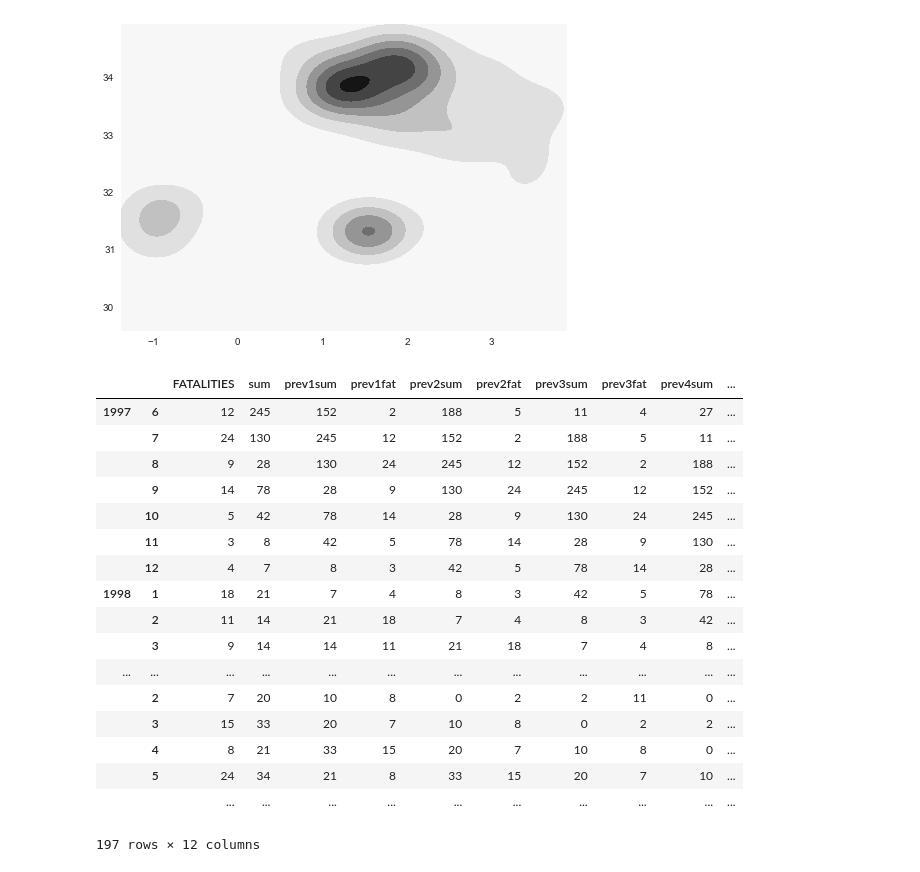
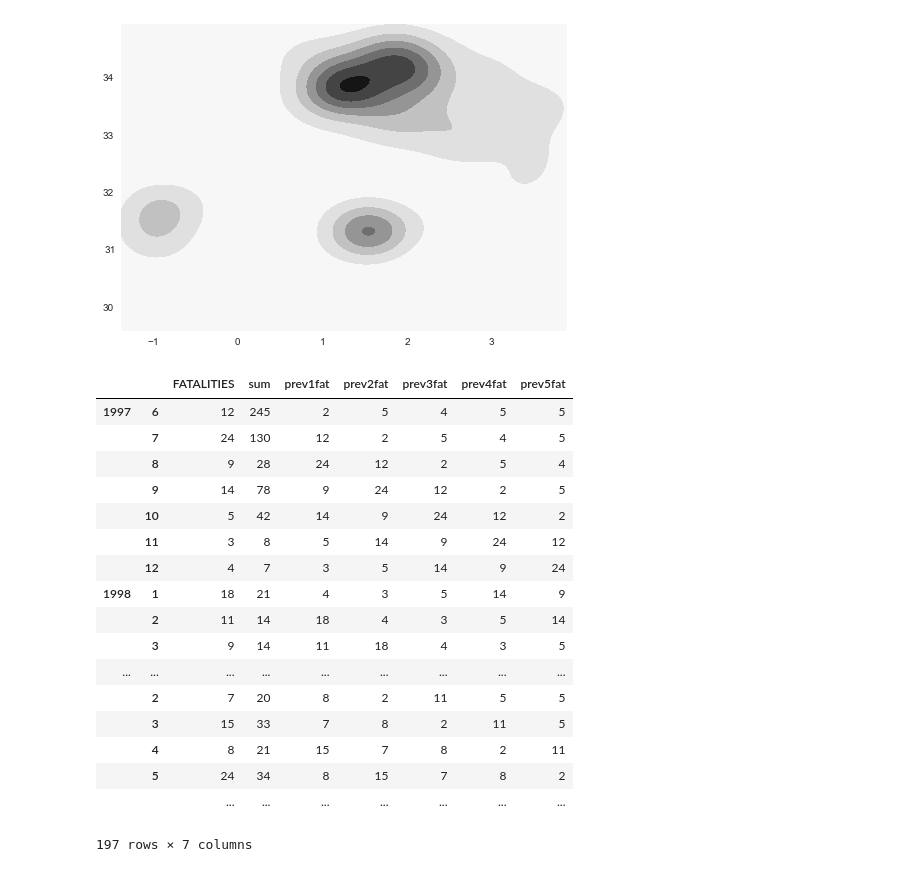
Before and after one commit to pjbull/civil_conflict, a Jupyter notebook: UgandaExplore.ipynb, the cells around one changed output. Drawn from its saved outputs; the diff is of its cells as text; code cells hidden in the pictures.

```diff
--- a/UgandaExplore.ipynb
+++ b/UgandaExplore.ipynb
@@ -418,45 +401,45 @@ uganda_data['DAYS_FROM_START'] = map(day_diff, uganda_data.EVENT_DATE)
 # %%
 dt = uganda_data[['EVENT_DATE', 'FATALITIES']]
 
 by = lambda x: lambda y: getattr(y, x)
 dri = dt.set_index('EVENT_DATE', inplace=False)
 fatality_df = dri.groupby([by('year'), by('month')]).count()
 fatality_df['sum'] = dri.groupby([by('year'), by('month')]).sum()
 
 def add_lags(orig_df, num_lags):
     df = orig_df.copy()
 
     for i in range(1, num_lags+1):
         col_name = 'prev{}sum'.format(i)
         fat_name = 'prev{}fat'.format(i)
 
-        df[col_name] = np.zeros(df.shape[0])
-        df[col_name][i:] = df['sum'][:-i]
+#         df[col_name] = np.zeros(df.shape[0])
+#         df[col_name][i:] = df['sum'][:-i]
 
         df[fat_name] = np.zeros(df.shape[0])
         df[fat_name][i:] = df['FATALITIES'][:-i]
 
     return df.iloc[i:,:]
 
 
 fatality_df = add_lags(fatality_df, 5)
 fatality_df
 # %% [output]
-|  |  | FATALITIES | sum | prev1sum | prev1fat | prev2sum | prev2fat | prev3sum | prev3fat | prev4sum | ... |
-| 1997 | 6 | 12 | 245 | 152 | 2 | 188 | 5 | 11 | 4 | 27 | ... |
-|  | 7 | 24 | 130 | 245 | 12 | 152 | 2 | 188 | 5 | 11 | ... |
-|  | 8 | 9 | 28 | 130 | 24 | 245 | 12 | 152 | 2 | 188 | ... |
-|  | 9 | 14 | 78 | 28 | 9 | 130 | 24 | 245 | 12 | 152 | ... |
-|  | 10 | 5 | 42 | 78 | 14 | 28 | 9 | 130 | 24 | 245 | ... |
-|  | 11 | 3 | 8 | 42 | 5 | 78 | 14 | 28 | 9 | 130 | ... |
-|  | 12 | 4 | 7 | 8 | 3 | 42 | 5 | 78 | 14 | 28 | ... |
-| 1998 | 1 | 18 | 21 | 7 | 4 | 8 | 3 | 42 | 5 | 78 | ... |
-|  | 2 | 11 | 14 | 21 | 18 | 7 | 4 | 8 | 3 | 42 | ... |
-|  | 3 | 9 | 14 | 14 | 11 | 21 | 18 | 7 | 4 | 8 | ... |
-| ... | ... | ... | ... | ... | ... | ... | ... | ... | ... | ... | ... |
-|  | 2 | 7 | 20 | 10 | 8 | 0 | 2 | 2 | 11 | 0 | ... |
-|  | 3 | 15 | 33 | 20 | 7 | 10 | 8 | 0 | 2 | 2 | ... |
-|  | 4 | 8 | 21 | 33 | 15 | 20 | 7 | 10 | 8 | 0 | ... |
-|  | 5 | 24 | 34 | 21 | 8 | 33 | 15 | 20 | 7 | 10 | ... |
-|  |  | ... | ... | ... | ... | ... | ... | ... | ... | ... | ... |
+|  |  | FATALITIES | sum | prev1fat | prev2fat | prev3fat | prev4fat | prev5fat |
+| 1997 | 6 | 12 | 245 | 2 | 5 | 4 | 5 | 5 |
+|  | 7 | 24 | 130 | 12 | 2 | 5 | 4 | 5 |
+|  | 8 | 9 | 28 | 24 | 12 | 2 | 5 | 4 |
+|  | 9 | 14 | 78 | 9 | 24 | 12 | 2 | 5 |
+|  | 10 | 5 | 42 | 14 | 9 | 24 | 12 | 2 |
+|  | 11 | 3 | 8 | 5 | 14 | 9 | 24 | 12 |
+|  | 12 | 4 | 7 | 3 | 5 | 14 | 9 | 24 |
+| 1998 | 1 | 18 | 21 | 4 | 3 | 5 | 14 | 9 |
+|  | 2 | 11 | 14 | 18 | 4 | 3 | 5 | 14 |
+|  | 3 | 9 | 14 | 11 | 18 | 4 | 3 | 5 |
+| ... | ... | ... | ... | ... | ... | ... | ... | ... |
+|  | 2 | 7 | 20 | 8 | 2 | 11 | 5 | 5 |
+|  | 3 | 15 | 33 | 7 | 8 | 2 | 11 | 5 |
+|  | 4 | 8 | 21 | 15 | 7 | 8 | 2 | 11 |
+|  | 5 | 24 | 34 | 8 | 15 | 7 | 8 | 2 |
+|  |  | ... | ... | ... | ... | ... | ... | ... |
-197 rows × 12 columns
+197 rows × 7 columns
```
Also changed, not shown: parts of 3 cells of this notebook.
